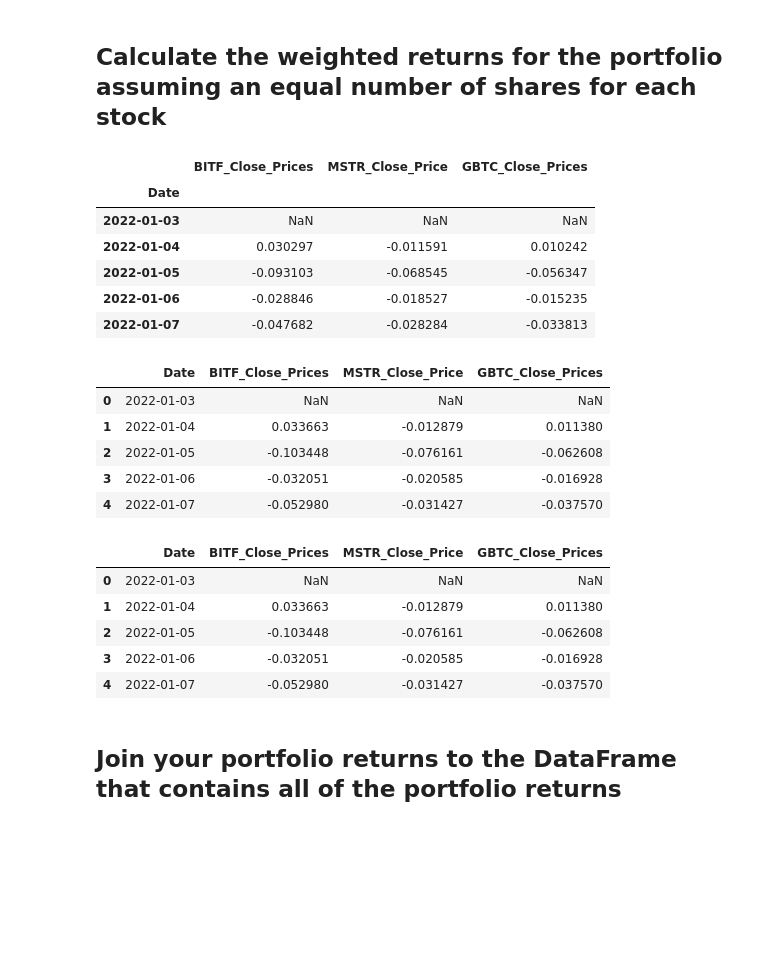
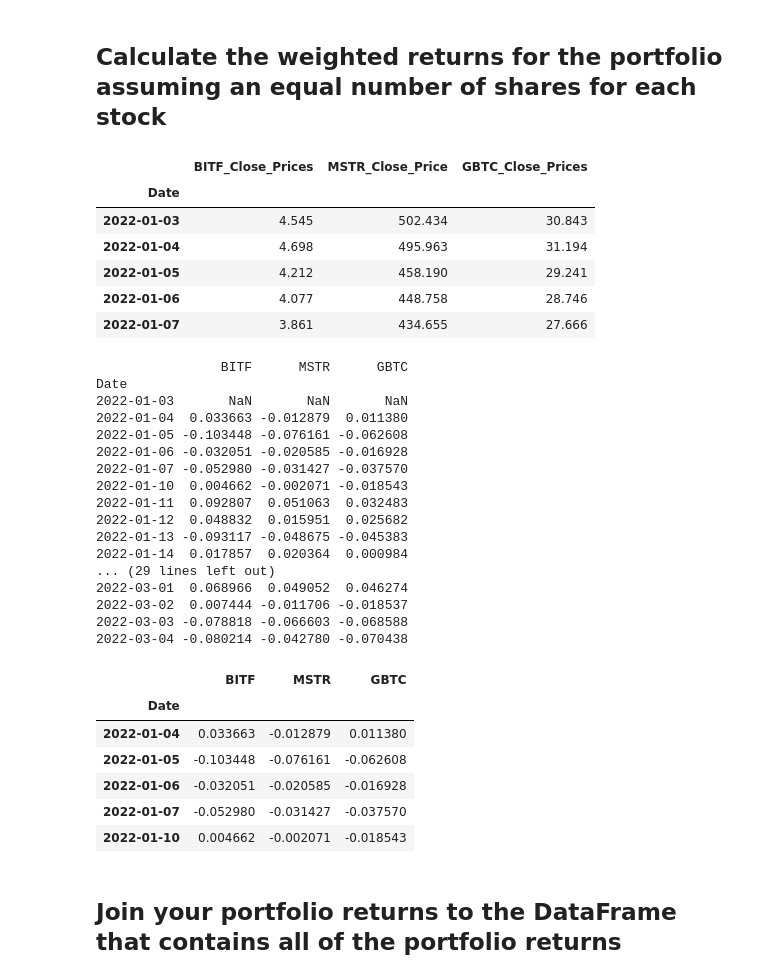
Before and after one commit to JamelBoyer/J_Boyer_Bootcamp, a Jupyter notebook: 02-Homework/04-Pandas/Instructions/Starter_Code/whale_analysis.ipynb, the cells around one changed output. Cells and saved outputs as stored; diff of their text form; code cells hidden in the pictures; blank space fills up the shorter version.

```diff
--- a/02-Homework/04-Pandas/Instructions/Starter_Code/whale_analysis.ipynb
+++ b/02-Homework/04-Pandas/Instructions/Starter_Code/whale_analysis.ipynb
@@ -641,4 +601,5 @@ GBTC_Close_Prices_data.head()
 | 2022-01-07 | 30.74 |
 # %%
 # Combine all stocks in a single DataFrame
-all_closing_prices = pd.concat([BITF_Close_Prices_data, MSTR_Close_Prices_data, GBTC_Close_Prices_data], axis="columns", join="inner")
+Joined_Custom_org_df = pd.concat([BITF_Close_Prices_data, MSTR_Close_Prices_data, GBTC_Close_Prices_data], axis="columns", join="inner")
+Joined_Custom_org_df.head(5)
@@ -645,6 +614,6 @@ all_closing_prices = pd.concat([BITF_Close_Prices_data, MSTR_Close_Prices_data,
 # %%
 # Calculate daily returns
-all_closing_prices = all_closing_prices.pct_change()
+Joined_Custom_org_df_daily_returns = Joined_Custom_org_df.pct_change()
 # %% [markdown]
 ## Calculate the weighted returns for the portfolio assuming an equal number of shares for each stock
 # %%
@@ -652,15 +621,15 @@ BITF_weight = 0.3
 MSTR_weight = 0.3
 GBTC_weight = 0.3
 # %%
-custom_portfolio_return = (BITF_weight * all_closing_prices)  + (MSTR_weight * all_closing_prices) + (GBTC_weight * all_closing_prices)
-custom_portfolio_return.head(5)
+custom_portfolio__weighted_returns = (BITF_weight * Joined_Custom_org_df)  + (MSTR_weight * Joined_Custom_org_df) + (GBTC_weight * Joined_Custom_org_df)
+custom_portfolio__weighted_returns.head(5)
 # %% [output]
 |  | BITF_Close_Prices | MSTR_Close_Price | GBTC_Close_Prices |
 | Date |  |  |  |
-| 2022-01-03 | NaN | NaN | NaN |
-| 2022-01-04 | 0.030297 | -0.011591 | 0.010242 |
-| 2022-01-05 | -0.093103 | -0.068545 | -0.056347 |
-| 2022-01-06 | -0.028846 | -0.018527 | -0.015235 |
-| 2022-01-07 | -0.047682 | -0.028284 | -0.033813 |
+| 2022-01-03 | 4.545 | 502.434 | 30.843 |
+| 2022-01-04 | 4.698 | 495.963 | 31.194 |
+| 2022-01-05 | 4.212 | 458.190 | 29.241 |
+| 2022-01-06 | 4.077 | 448.758 | 28.746 |
+| 2022-01-07 | 3.861 | 434.655 | 27.666 |
 # %%
 # Reset Date index
@@ -668,30 +637,40 @@ all_closing_prices = all_closing_prices.reset_index()
 # %%
 # Reorganize portfolio data by having a column per symbol
-all_closing_prices.head(5)
+
+Joined_Custom_org_df_daily_returns.columns = ["BITF", "MSTR", "GBTC"]
+print(Joined_Custom_org_df_daily_returns)
 # %% [output]
-|  | Date | BITF_Close_Prices | MSTR_Close_Price | GBTC_Close_Prices |
-| 0 | 2022-01-03 | NaN | NaN | NaN |
-| 1 | 2022-01-04 | 0.033663 | -0.012879 | 0.011380 |
-| 2 | 2022-01-05 | -0.103448 | -0.076161 | -0.062608 |
-| 3 | 2022-01-06 | -0.032051 | -0.020585 | -0.016928 |
-| 4 | 2022-01-07 | -0.052980 | -0.031427 | -0.037570 |
+                BITF      MSTR      GBTC
+Date
+2022-01-03       NaN       NaN       NaN
+2022-01-04  0.033663 -0.012879  0.011380
+2022-01-05 -0.103448 -0.076161 -0.062608
+2022-01-06 -0.032051 -0.020585 -0.016928
+2022-01-07 -0.052980 -0.031427 -0.037570
+2022-01-10  0.004662 -0.002071 -0.018543
+2022-01-11  0.092807  0.051063  0.032483
+2022-01-12  0.048832  0.015951  0.025682
+2022-01-13 -0.093117 -0.048675 -0.045383
+2022-01-14  0.017857  0.020364  0.000984
+... (29 lines left out)
+2022-03-01  0.068966  0.049052  0.046274
+2022-03-02  0.007444 -0.011706 -0.018537
+2022-03-03 -0.078818 -0.066603 -0.068588
+2022-03-04 -0.080214 -0.042780 -0.070438
 # %%
 
-
-daily_custom_retruns = all_closing_prices
-
 # Drop NAs
-daily_custom_retruns.dropna
+Joined_Custom_org_df_daily_returns.dropna().head(5)
 
 
 # Display sample data
-daily_custom_retruns.head(5)
 # %% [output]
-|  | Date | BITF_Close_Prices | MSTR_Close_Price | GBTC_Close_Prices |
-| 0 | 2022-01-03 | NaN | NaN | NaN |
-| 1 | 2022-01-04 | 0.033663 | -0.012879 | 0.011380 |
-| 2 | 2022-01-05 | -0.103448 | -0.076161 | -0.062608 |
-| 3 | 2022-01-06 | -0.032051 | -0.020585 | -0.016928 |
-| 4 | 2022-01-07 | -0.052980 | -0.031427 | -0.037570 |
+|  | BITF | MSTR | GBTC |
+| Date |  |  |  |
+| 2022-01-04 | 0.033663 | -0.012879 | 0.011380 |
+| 2022-01-05 | -0.103448 | -0.076161 | -0.062608 |
+| 2022-01-06 | -0.032051 | -0.020585 | -0.016928 |
+| 2022-01-07 | -0.052980 | -0.031427 | -0.037570 |
+| 2022-01-10 | 0.004662 | -0.002071 | -0.018543 |
 # %% [markdown]
 ## Join your portfolio returns to the DataFrame that contains all of the portfolio returns
```
Also changed, not shown: parts of 37 cells of this notebook.
